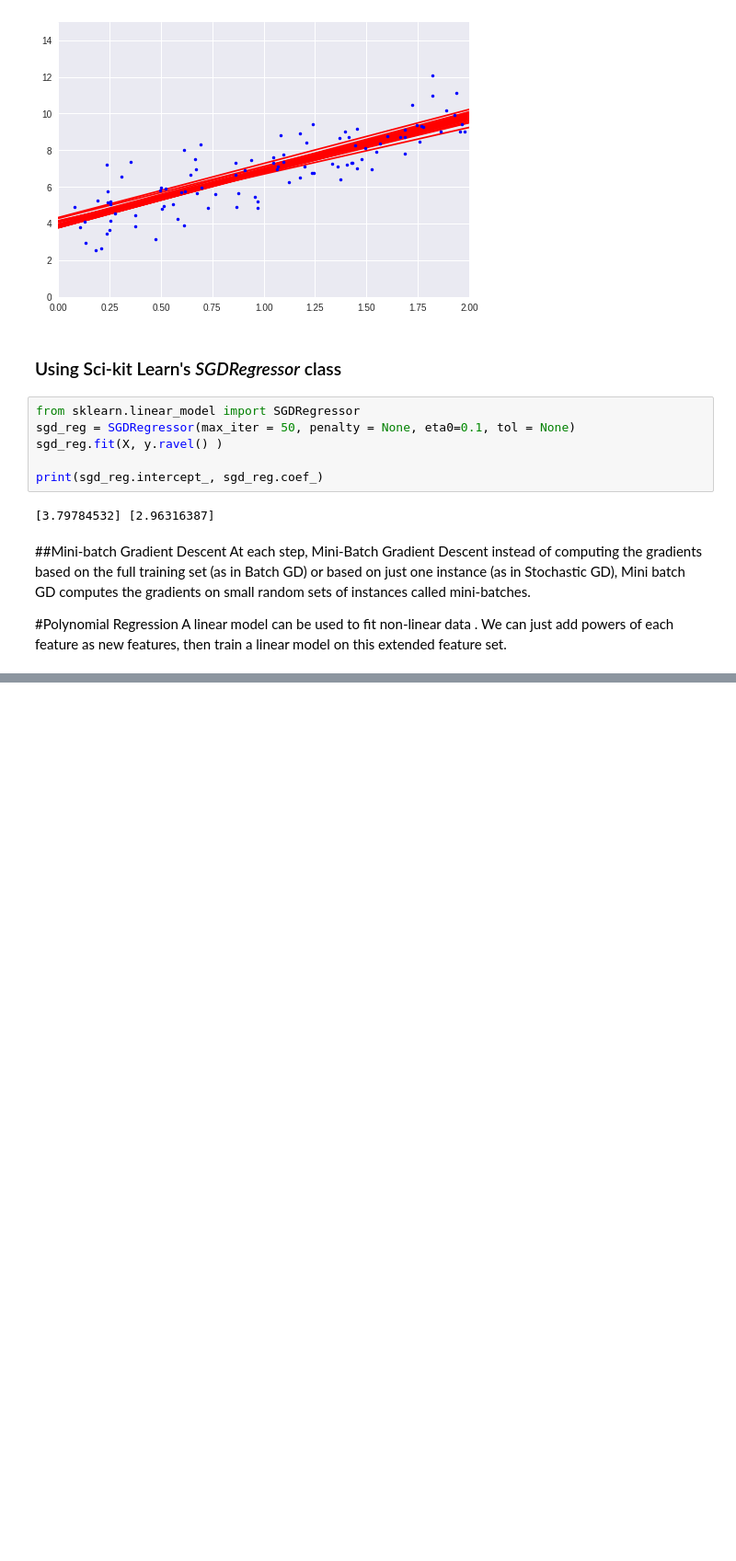
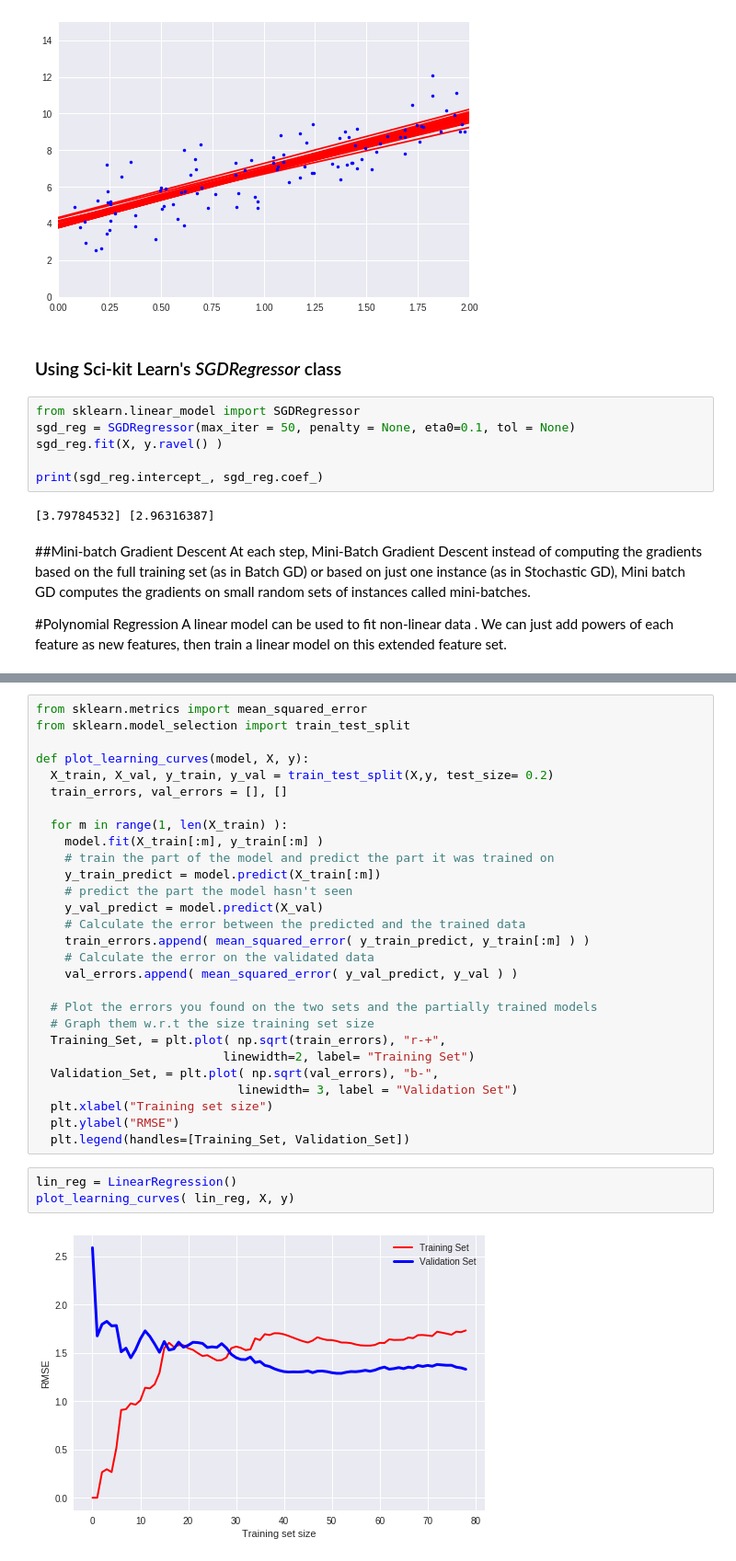
Before and after one commit to hamk3010/DeepLearning, a Jupyter notebook: ML-Algos/Linear-Regression Model.ipynb, the cells around one changed output, grey strips where cells are left out. Shown: that part at 92% size. Drawn from its saved outputs; the diff is of its cells as text; blank space fills up the shorter version.

```diff
--- a/ML-Algos/Linear-Regression Model.ipynb
+++ b/ML-Algos/Linear-Regression Model.ipynb
@@ -105,0 +139,33 @@ plt.show()
+# %%
+from sklearn.metrics import mean_squared_error
+from sklearn.model_selection import train_test_split
+
+def plot_learning_curves(model, X, y):
+  X_train, X_val, y_train, y_val = train_test_split(X,y, test_size= 0.2)
+  train_errors, val_errors = [], []
+
+  for m in range(1, len(X_train) ):
+    model.fit(X_train[:m], y_train[:m] )
+    # train the part of the model and predict the part it was trained on
+    y_train_predict = model.predict(X_train[:m])
+    # predict the part the model hasn't seen
+    y_val_predict = model.predict(X_val)
+    # Calculate the error between the predicted and the trained data
+    train_errors.append( mean_squared_error( y_train_predict, y_train[:m] ) )
+    # Calculate the error on the validated data
+    val_errors.append( mean_squared_error( y_val_predict, y_val ) )
+
+  # Plot the errors you found on the two sets and the partially trained models
+  # Graph them w.r.t the size training set size
+  Training_Set, = plt.plot( np.sqrt(train_errors), "r-+",
+                          linewidth=2, label= "Training Set")
+  Validation_Set, = plt.plot( np.sqrt(val_errors), "b-",
+                            linewidth= 3, label = "Validation Set")
+  plt.xlabel("Training set size")
+  plt.ylabel("RMSE")
+  plt.legend(handles=[Training_Set, Validation_Set])
+# %%
+lin_reg = LinearRegression()
+plot_learning_curves( lin_reg, X, y)
+# %% [output]
+[figure, added]
```
Also changed, not shown: parts of 5 cells of this notebook.
